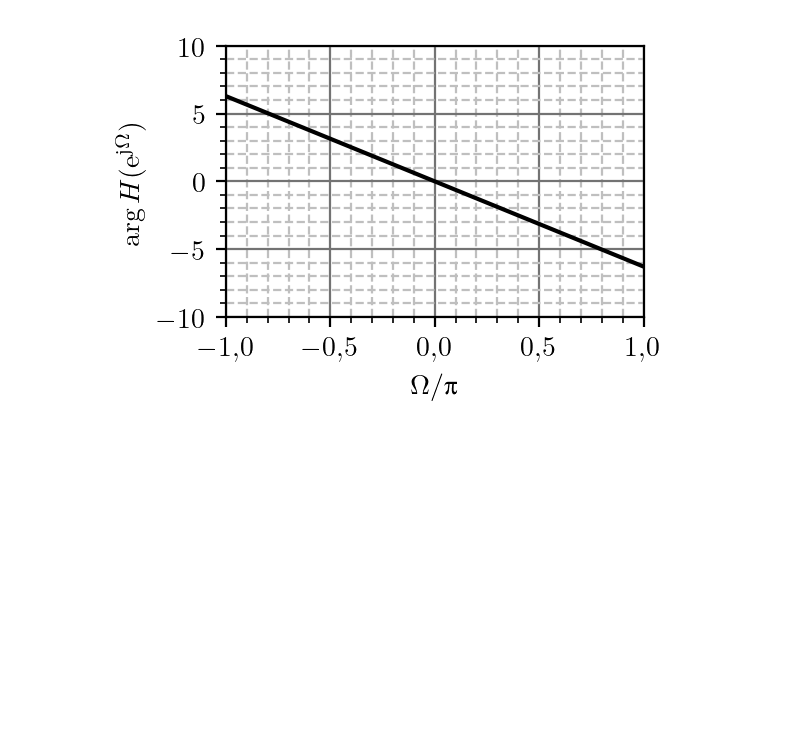
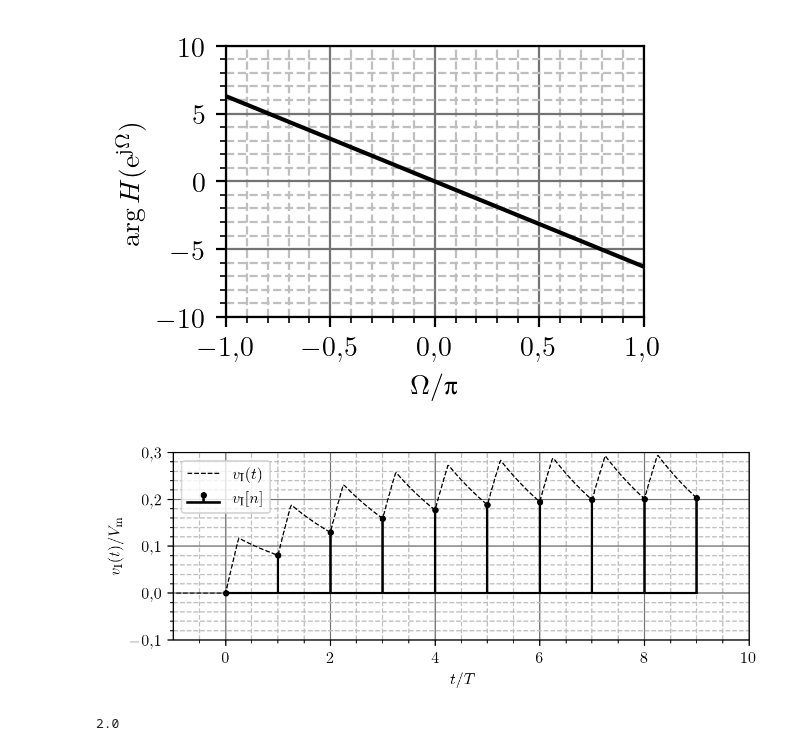
Before and after one commit to djokicd/zbirka-sis, a Jupyter notebook: 6_z_transformacija/1_diskretni/fig/ZT_disk_plotovi.ipynb, the cells around one changed output. Drawn from its saved outputs; the diff is of its cells as text; code cells hidden in the pictures; blank space fills up the shorter version.

```diff
--- a/6_z_transformacija/1_diskretni/fig/ZT_disk_plotovi.ipynb
+++ b/6_z_transformacija/1_diskretni/fig/ZT_disk_plotovi.ipynb
@@ -398,3 +398,80 @@ ylim(-10 ,10)
 plt.savefig("zt_tri_faz.pdf", bbox_inches='tight')
 # %% [output]
 [figure]
+# %%
+
+def generate_canvas2(w = 1.6, a = 1.618):
+    fig = figure (figsize = (a*w, w), dpi = 200)
+    xlim([-2,2])
+    ylim([-2,2])
+    minorticks_on()
+    grid(b=True, which='major', color='0.45', linestyle='-')
+    grid(b=True, which='minor', color='0.75', linestyle='--')
+
+    return fig
+
+width = 165 / 25.4 # sirina
+height = width / 3
+a = width/height
+
+fig = generate_canvas2(w = height, a = a)
+
+
+K = -1
+tau_0 = 200e-6
+
+tau_rhp = 100e-6
+
+N = 2
+
+tau = 2e-3
+T = 1e-3
+D = 0.25
+
+Vm = 1
+
+alpha = exp(-T/tau)
+#beta = 2 - exp(-T/tau) - exp(-(1-D)*T/tau)
+beta =exp(-(1-D)*T/tau) - exp(-T/tau)
+
+def VI(n):
+    if n <= 0: return 0
+    return beta*(alpha**n - 1)/(alpha - 1)
+
+def Vcont(t_real):
+    if t_real<0: return 0
+
+    n = t_real//T
+    t = t_real%T
+
+    result = VI(n) * exp(-t/tau) + Vm*(1 - exp(-t/tau))
+    if t > D*T:
+        result += -Vm*(1 - exp(-(t-D*T)/tau))
+    return result
+
+n  = arange(10)
+t = linspace(-10*T, n[-1]*T, 1000)
+
+vI_vec  = [VI(i) for i in n]
+vI_cont = [Vcont(t) for t in t]
+
+#plot(n, vI_vec, 'k.', lw = 1.5)
+stem(n, vI_vec,  use_line_collection=True, basefmt="k", markerfmt="k.", linefmt = 'k')
+
+plot(t/T, vI_cont, 'k--', lw = 0.8)
+
+xlabel(r"$t/T$")
+ylabel(r"$v_{\rm I}(t)/V_{\rm m}$")
+
+legend([r"$v_{\rm I}(t)$", r"$v_{\rm I}[n]$"])
+
+xlim(-1, 10)
+ylim(-0.1 ,0.3)
+
+plt.savefig("zt_pwm.pdf", bbox_inches='tight')
+# %% [output]
+[figure, added]
+# %%
+2.5//1
+# %% [output]
+2.0
```
Also changed, not shown: 5 other files.
